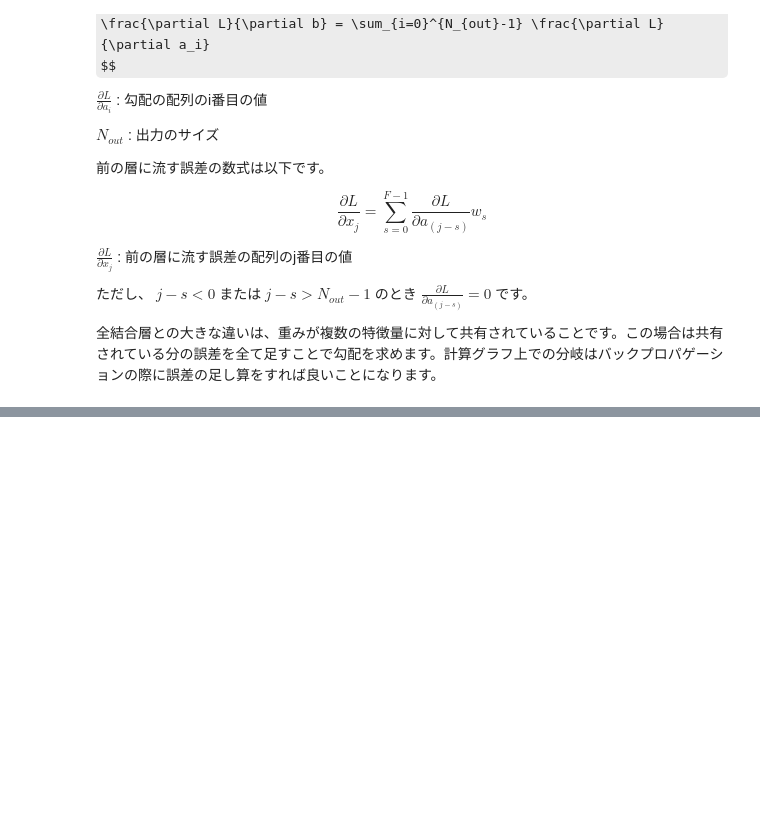
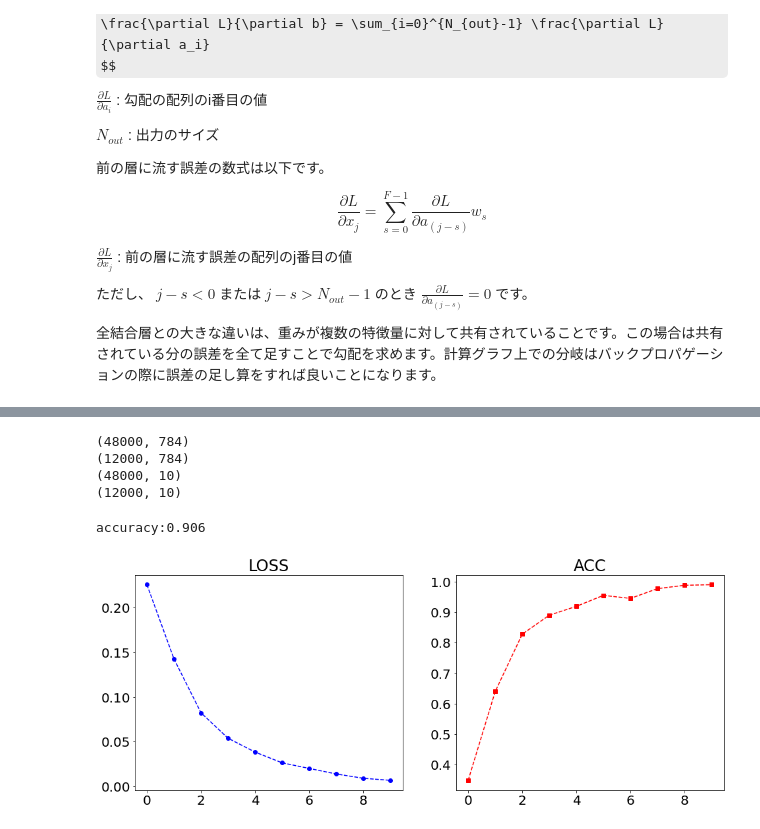
Before and after one commit to kamikami1107/diveintocode-ml, a Jupyter notebook: Sprint11-CNN.ipynb, the cells around one changed output, grey strips where cells are left out. Drawn from its saved outputs; the diff is of its cells as text; code cells hidden in the pictures; some formulas as TeX source; blank space fills up the shorter version.

```diff
--- a/Sprint11-CNN.ipynb
+++ b/Sprint11-CNN.ipynb
@@ -191,0 +1018,50 @@ class SimpleConv1d():
+# %%
+# 訓練データと、検証データに分割
+from sklearn.model_selection import train_test_split
+
+X_train, X_valid, y_train, y_valid = train_test_split(X_flat, y_one_hot, test_size=0.2)
+print(X_train.shape)
+print(X_valid.shape)
+print(y_train.shape)
+print(y_valid.shape)
+# %% [output]
+(48000, 784)
+(12000, 784)
+(48000, 10)
+(12000, 10)
+# %%
+NN = {0:FC(15640, 400, HeInitializer(), AdaGrad(0.01), ReLU()),
+      1:FC(400, 200, HeInitializer(), AdaGrad(0.01), ReLU()),
+      2:FC(200, 10, SimpleInitializer(0.01), AdaGrad(0.01), Softmax()),
+     }
+# %%
+CNN = {0:SimpleConv1d(out_channel=20, in_channel=1, filter_size=3,
+                      padding_size=0, stride_size=1,
+                      initializer=SimpleInitializerConv1d(0.01),
+                      optimizer=SGD(0.01),
+                      activation=ReLU()),
+      }
+# %%
+cnn1 = Scratch1dCNNClassifier(NN=NN,CNN=CNN,n_epoch=10,n_batch=100,verbose=False)
+
+cnn1.fit(X_train[0:1000],y_train[0:1000])
+y_pred = cnn1.predict(X_valid[0:500])
+# %%
+# 正解率
+accuracy = accuracy_score(np.argmax(y_valid[0:500],axis=1), y_pred)
+print('accuracy:{:.3f}'.format(accuracy))
+# %% [output]
+accuracy:0.906
+# %%
+# epochごとの損失関数の可視化
+plt.rcParams["font.size"] = 20
+fig=plt.subplots(figsize=(16,6))
+plt.subplot(1,2,1)
+plt.title('LOSS')
+plt.plot(cnn1.log_loss,'bo--')
+
+plt.subplot(1,2,2)
+plt.title('ACC')
+plt.plot(cnn1.log_acc,'rs--');
+# %% [output]
+[figure, added]
```
Also changed, not shown: parts of 59 cells of this notebook.
